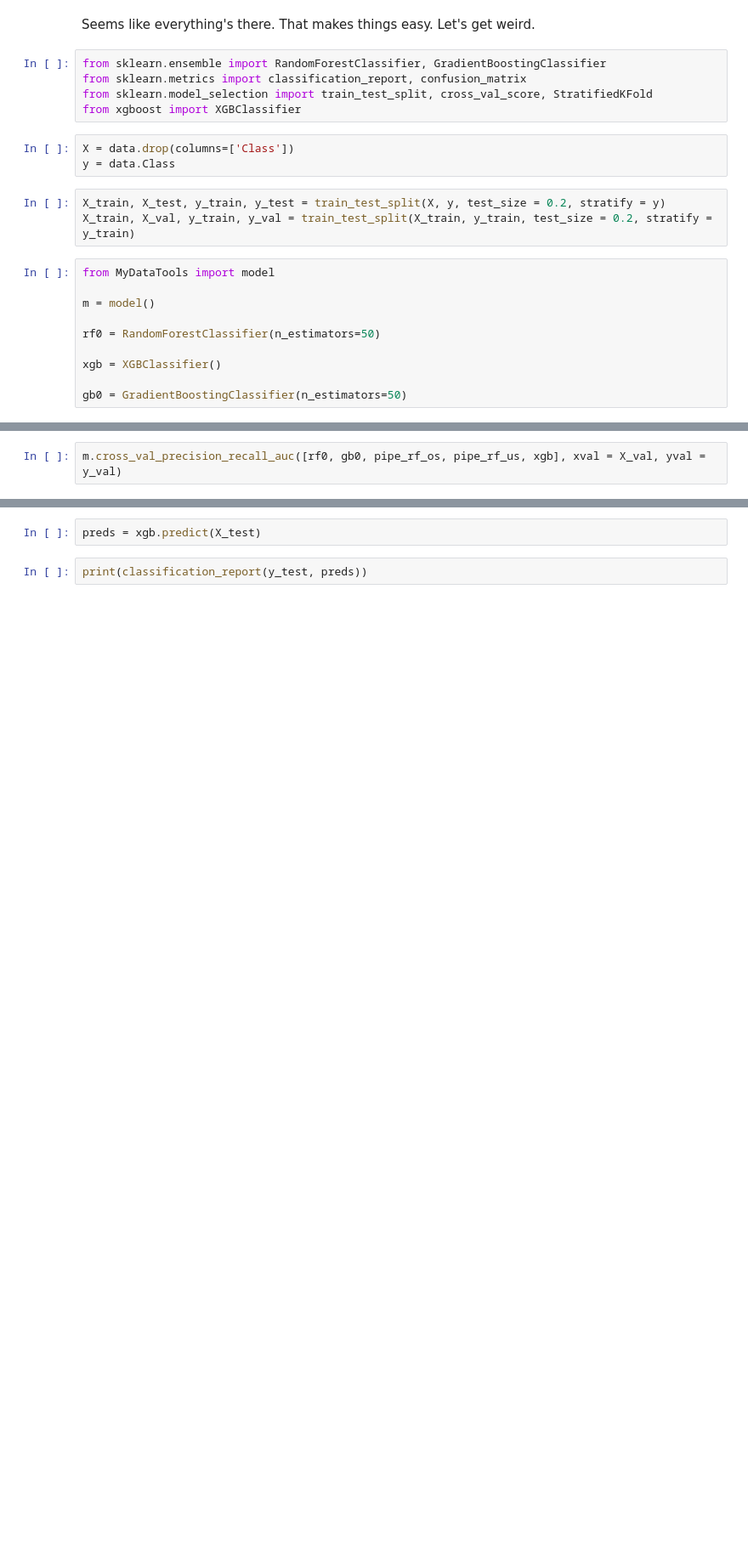
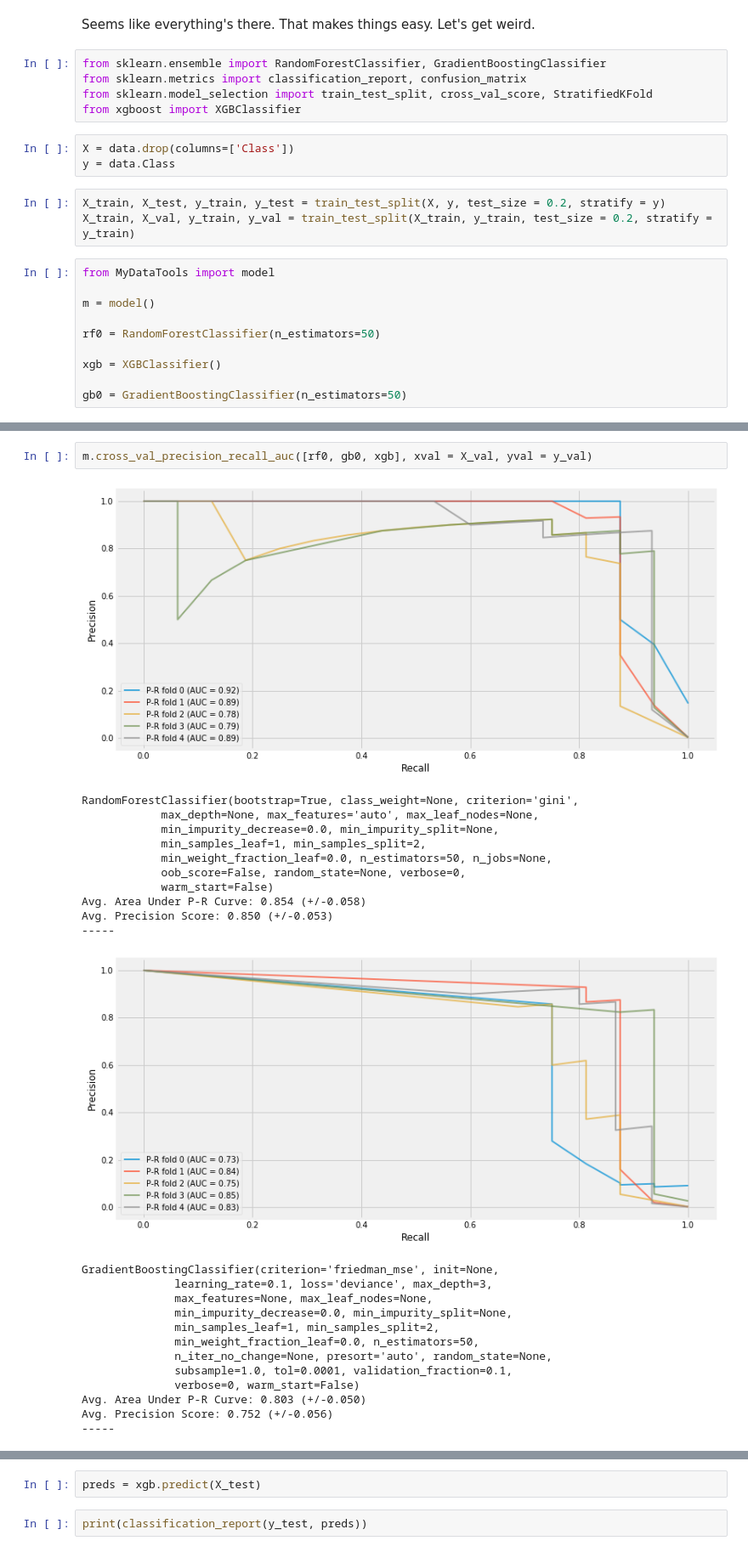
Before and after one commit to wnstnb/research, a Jupyter notebook: Predicting Credit Card Fraud V2.ipynb, the cells around one changed output, grey strips where cells are left out. Shown at 85% size. Saved outputs shown, nothing was run; the diff lists cells and outputs as text; blank space fills up the shorter version.

```diff
--- a/Predicting Credit Card Fraud V2.ipynb
+++ b/Predicting Credit Card Fraud V2.ipynb
@@ -338,2 +330,27 @@ m.cross_val_roc_auc_plot([rf0, gb0, pipe_rf_os, pipe_rf_us, xgb], xval = X_val,
 # %%
-m.cross_val_precision_recall_auc([rf0, gb0, pipe_rf_os, pipe_rf_us, xgb], xval = X_val, yval = y_val)
+m.cross_val_precision_recall_auc([rf0, gb0, xgb], xval = X_val, yval = y_val)
+# %% [output]
+[figure, added]
+RandomForestClassifier(bootstrap=True, class_weight=None, criterion='gini',
+            max_depth=None, max_features='auto', max_leaf_nodes=None,
+            min_impurity_decrease=0.0, min_impurity_split=None,
+            min_samples_leaf=1, min_samples_split=2,
+            min_weight_fraction_leaf=0.0, n_estimators=50, n_jobs=None,
+            oob_score=False, random_state=None, verbose=0,
+            warm_start=False)
+Avg. Area Under P-R Curve: 0.854 (+/-0.058)
+Avg. Precision Score: 0.850 (+/-0.053)
+-----
+[figure, added]
+GradientBoostingClassifier(criterion='friedman_mse', init=None,
+              learning_rate=0.1, loss='deviance', max_depth=3,
+              max_features=None, max_leaf_nodes=None,
+              min_impurity_decrease=0.0, min_impurity_split=None,
+              min_samples_leaf=1, min_samples_split=2,
+              min_weight_fraction_leaf=0.0, n_estimators=50,
+              n_iter_no_change=None, presort='auto', random_state=None,
+              subsample=1.0, tol=0.0001, validation_fraction=0.1,
+              verbose=0, warm_start=False)
+Avg. Area Under P-R Curve: 0.803 (+/-0.050)
+Avg. Precision Score: 0.752 (+/-0.056)
+-----
```
Also changed, not shown: parts of 40 cells of this notebook.
